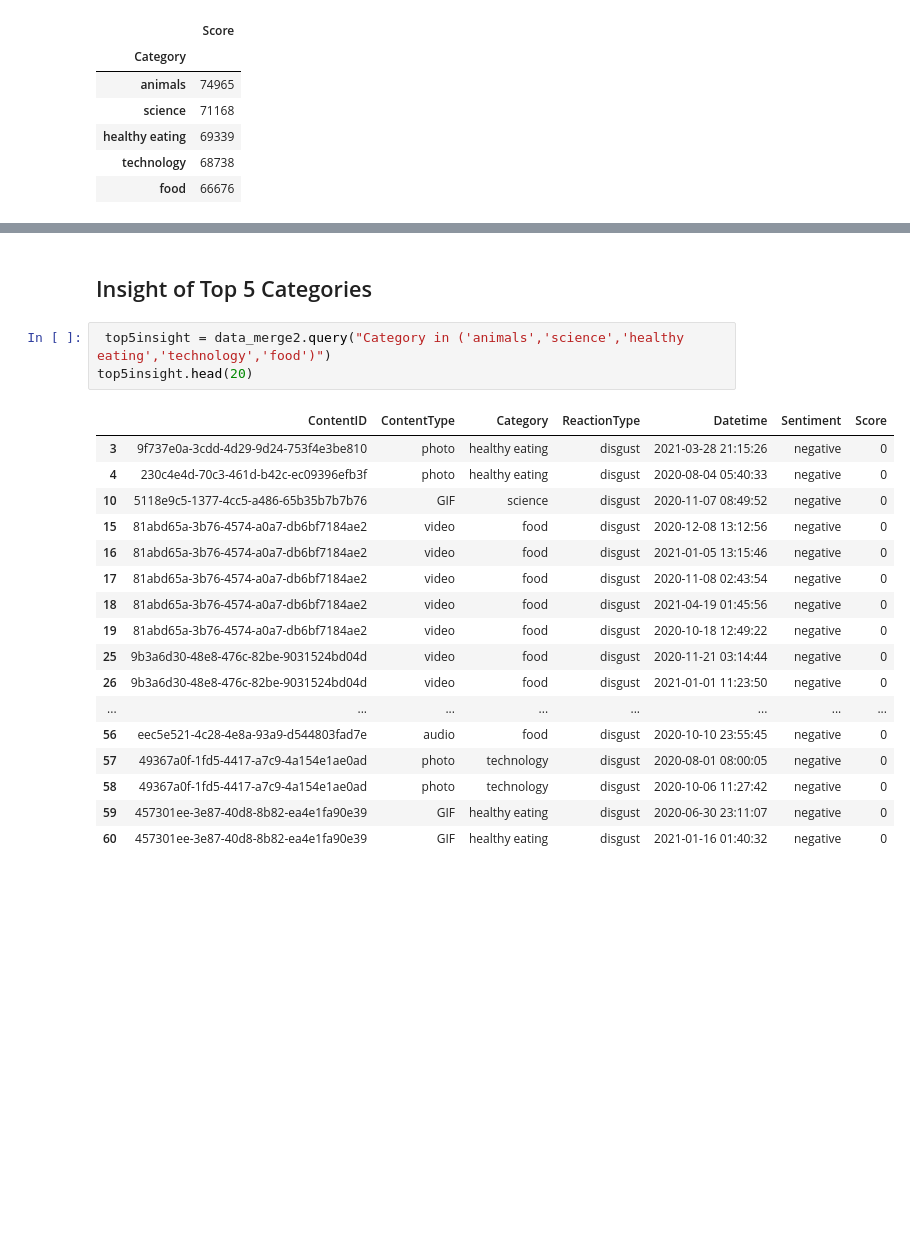
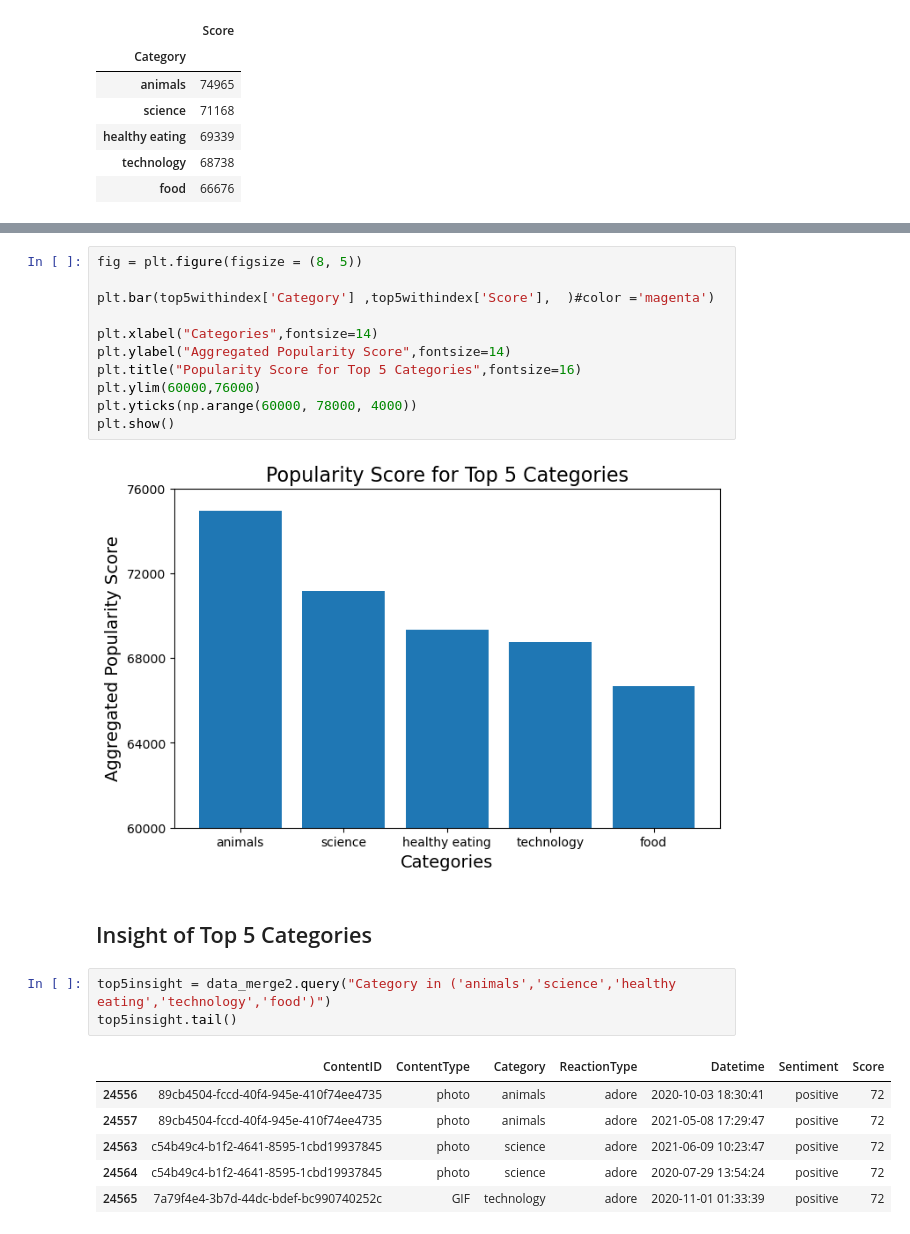
Before and after one commit to dulithaJayakodige/ForageAccentureDataAnalytics, a Jupyter notebook: dataCelaningModelling.ipynb, the cells around one changed output, grey strips where cells are left out. Cells and saved outputs as stored; diff of their text form; blank space fills up the shorter version.

```diff
--- a/dataCelaningModelling.ipynb
+++ b/dataCelaningModelling.ipynb
@@ -299,23 +315,25 @@ top5.to_csv('top5categories.csv', sep=',') # save top5 categories into a csv fil
+# %%
+fig = plt.figure(figsize = (8, 5))
+
+plt.bar(top5withindex['Category'] ,top5withindex['Score'],  )#color ='magenta')
+
+plt.xlabel("Categories",fontsize=14)
+plt.ylabel("Aggregated Popularity Score",fontsize=14)
+plt.title("Popularity Score for Top 5 Categories",fontsize=16)
+plt.ylim(60000,76000)
+plt.yticks(np.arange(60000, 78000, 4000))
+plt.show()
+# %% [output]
+[figure, added]
 # %% [markdown]
 ## Insight of Top 5 Categories
 # %%
- top5insight = data_merge2.query("Category in ('animals','science','healthy eating','technology','food')")
-top5insight.head(20)
+top5insight = data_merge2.query("Category in ('animals','science','healthy eating','technology','food')")
+top5insight.tail()
 # %% [output]
 |  | ContentID | ContentType | Category | ReactionType | Datetime | Sentiment | Score |
-| 3 | 9f737e0a-3cdd-4d29-9d24-753f4e3be810 | photo | healthy eating | disgust | 2021-03-28 21:15:26 | negative | 0 |
-| 4 | 230c4e4d-70c3-461d-b42c-ec09396efb3f | photo | healthy eating | disgust | 2020-08-04 05:40:33 | negative | 0 |
-| 10 | 5118e9c5-1377-4cc5-a486-65b35b7b7b76 | GIF | science | disgust | 2020-11-07 08:49:52 | negative | 0 |
-| 15 | 81abd65a-3b76-4574-a0a7-db6bf7184ae2 | video | food | disgust | 2020-12-08 13:12:56 | negative | 0 |
-| 16 | 81abd65a-3b76-4574-a0a7-db6bf7184ae2 | video | food | disgust | 2021-01-05 13:15:46 | negative | 0 |
-| 17 | 81abd65a-3b76-4574-a0a7-db6bf7184ae2 | video | food | disgust | 2020-11-08 02:43:54 | negative | 0 |
-| 18 | 81abd65a-3b76-4574-a0a7-db6bf7184ae2 | video | food | disgust | 2021-04-19 01:45:56 | negative | 0 |
-| 19 | 81abd65a-3b76-4574-a0a7-db6bf7184ae2 | video | food | disgust | 2020-10-18 12:49:22 | negative | 0 |
-| 25 | 9b3a6d30-48e8-476c-82be-9031524bd04d | video | food | disgust | 2020-11-21 03:14:44 | negative | 0 |
-| 26 | 9b3a6d30-48e8-476c-82be-9031524bd04d | video | food | disgust | 2021-01-01 11:23:50 | negative | 0 |
-| ... | ... | ... | ... | ... | ... | ... | ... |
-| 56 | eec5e521-4c28-4e8a-93a9-d544803fad7e | audio | food | disgust | 2020-10-10 23:55:45 | negative | 0 |
-| 57 | 49367a0f-1fd5-4417-a7c9-4a154e1ae0ad | photo | technology | disgust | 2020-08-01 08:00:05 | negative | 0 |
-| 58 | 49367a0f-1fd5-4417-a7c9-4a154e1ae0ad | photo | technology | disgust | 2020-10-06 11:27:42 | negative | 0 |
-| 59 | 457301ee-3e87-40d8-8b82-ea4e1fa90e39 | GIF | healthy eating | disgust | 2020-06-30 23:11:07 | negative | 0 |
-| 60 | 457301ee-3e87-40d8-8b82-ea4e1fa90e39 | GIF | healthy eating | disgust | 2021-01-16 01:40:32 | negative | 0 |
+| 24556 | 89cb4504-fccd-40f4-945e-410f74ee4735 | photo | animals | adore | 2020-10-03 18:30:41 | positive | 72 |
+| 24557 | 89cb4504-fccd-40f4-945e-410f74ee4735 | photo | animals | adore | 2021-05-08 17:29:47 | positive | 72 |
+| 24563 | c54b49c4-b1f2-4641-8595-1cbd19937845 | photo | science | adore | 2021-06-09 10:23:47 | positive | 72 |
+| 24564 | c54b49c4-b1f2-4641-8595-1cbd19937845 | photo | science | adore | 2020-07-29 13:54:24 | positive | 72 |
+| 24565 | 7a79f4e4-3b7d-44dc-bdef-bc990740252c | GIF | technology | adore | 2020-11-01 01:33:39 | positive | 72 |
```
Also changed, not shown: parts of 19 cells of this notebook, 6 other files.
